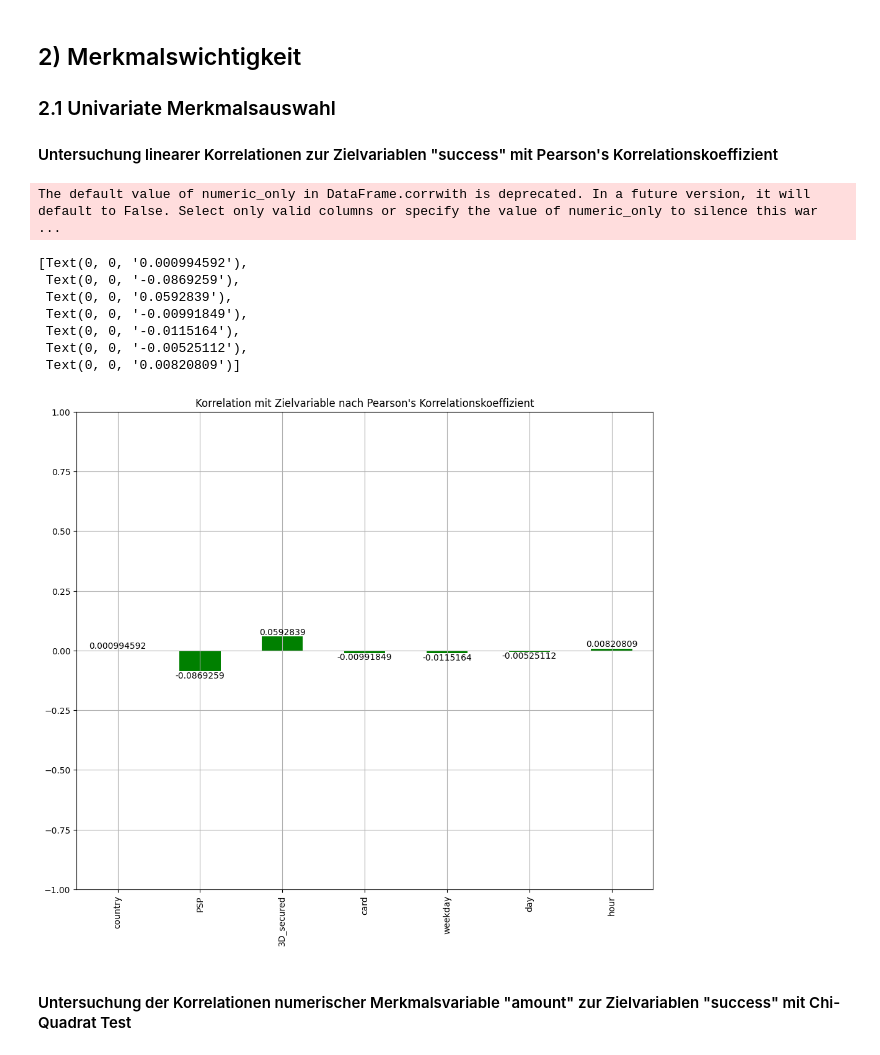
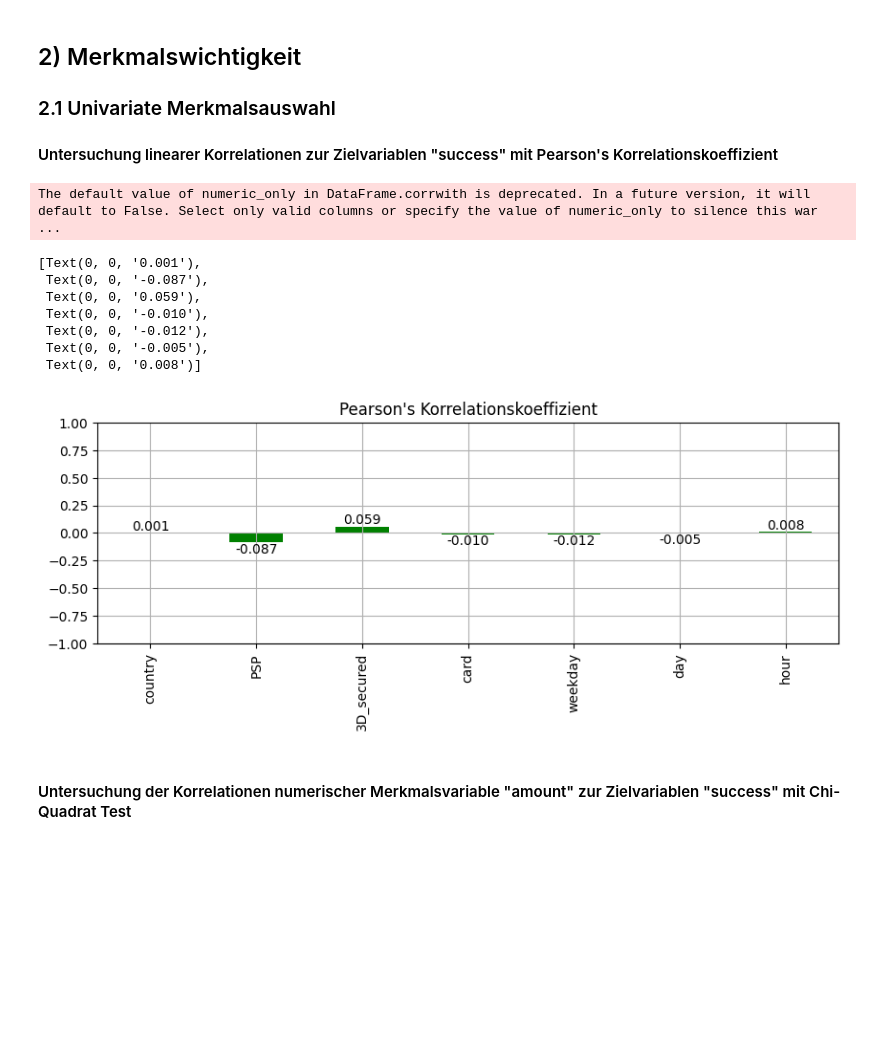
Before and after one commit to sebastianiu/Prognosemodell_Online_Kreditzahlungsverkehr, a Jupyter notebook: scripts/EDA.ipynb, the cells around one changed output. Cells and saved outputs as stored; diff of their text form; code cells hidden in the pictures; blank space fills up the shorter version.

```diff
--- a/scripts/EDA.ipynb
+++ b/scripts/EDA.ipynb
@@ -191,35 +191,34 @@ Anzahl Datenzeilen mit leeren Werten  0
 # %%
 ## Daten aufbereiten
 categorical_features = Datensatz.filter(['tmsp','country','success','PSP','3D_secured','card'], axis=1)
 
 label_encoder = LabelEncoder()
 # Features weekday & hour erzeugen
 categorical_features['weekday'] = categorical_features.tmsp.dt.day_name()
 categorical_features['day'] = categorical_features.tmsp.dt.strftime('%d').astype(int)
 categorical_features['hour']  = categorical_features.tmsp.dt.strftime('%H').astype(int)
 
 # Daten in numerische Werte encoden
 categorical_features['weekday'] = label_encoder.fit_transform(categorical_features['weekday'])
 categorical_features['country'] = label_encoder.fit_transform(categorical_features['country'])
 categorical_features['PSP'] = label_encoder.fit_transform(categorical_features['PSP'])
 categorical_features['card'] = label_encoder.fit_transform(categorical_features['card'])
 
 # Pearson's Korrelationskoeffizient berechnen
 ax = categorical_features.drop('success', axis=1).corrwith(categorical_features.success,method='pearson').plot(
-    kind='bar', grid=True, figsize=(12, 10), title="Korrelation mit Zielvariable nach Pearson's Korrelationskoeffizient",
+    kind='bar', grid=True, figsize=(10,3), title="Pearson's Korrelationskoeffizient",
     color="green",ylim=(-1,1));
-
-ax.bar_label(ax.containers[0])
+ax.bar_label(ax.containers[0],fmt='%.3f')
 # %% [output]
 The default value of numeric_only in DataFrame.corrwith is deprecated. In a future version, it will default to False. Select only valid columns or specify the value of numeric_only to silence this war ...
-[Text(0, 0, '0.000994592'),
- Text(0, 0, '-0.0869259'),
- Text(0, 0, '0.0592839'),
- Text(0, 0, '-0.00991849'),
- Text(0, 0, '-0.0115164'),
- Text(0, 0, '-0.00525112'),
- Text(0, 0, '0.00820809')]
+[Text(0, 0, '0.001'),
+ Text(0, 0, '-0.087'),
+ Text(0, 0, '0.059'),
+ Text(0, 0, '-0.010'),
+ Text(0, 0, '-0.012'),
+ Text(0, 0, '-0.005'),
+ Text(0, 0, '0.008')]
-[figure, old version]
+[figure, new version]
 # %% [markdown]
 #### Untersuchung der Korrelationen numerischer Merkmalsvariable "amount" zur Zielvariablen "success" mit Chi-Quadrat Test
 # %%
```
